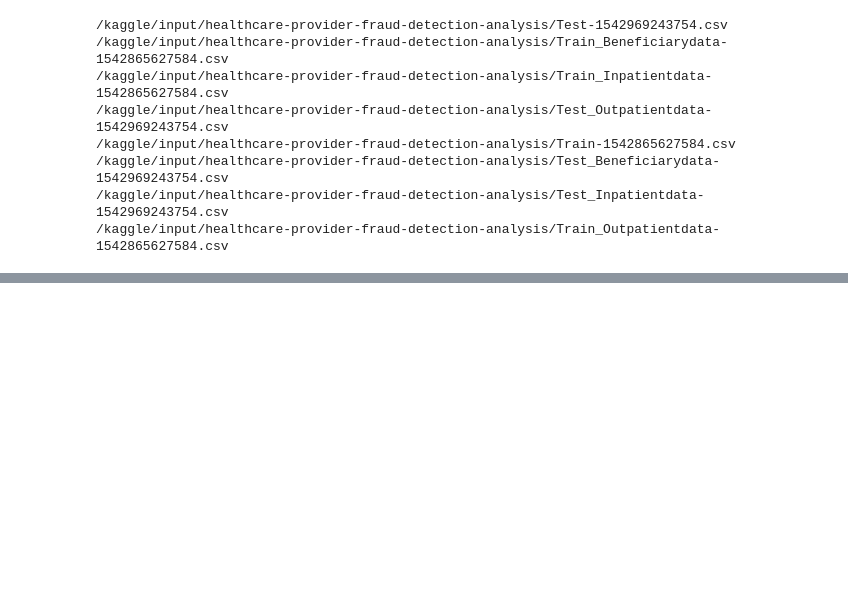
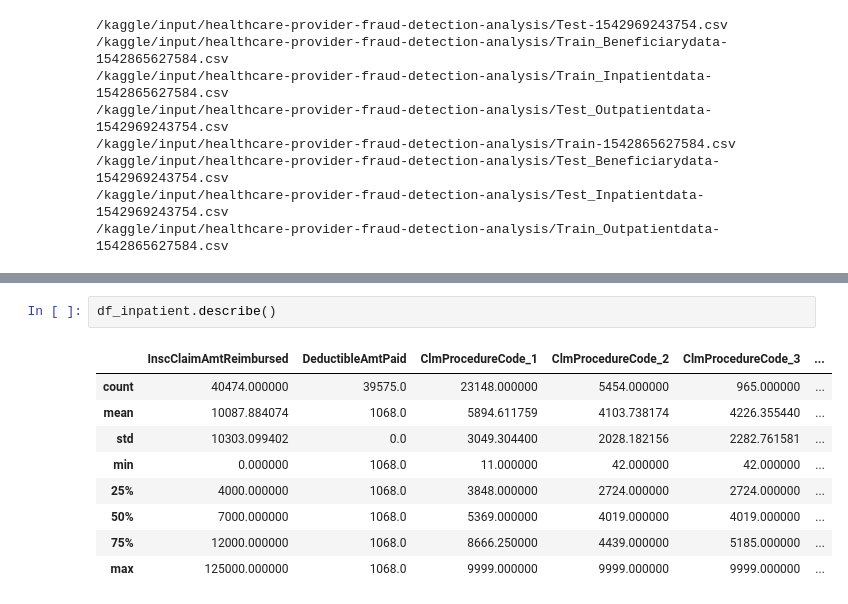
Before and after one commit to bkdevart/health_claims, a Jupyter notebook: health-claims.ipynb, the cells around one changed output, grey strips where cells are left out. Saved outputs shown, nothing was run; the diff lists cells and outputs as text; blank space fills up the shorter version.

```diff
--- a/health-claims.ipynb
+++ b/health-claims.ipynb
@@ -27,0 +47,12 @@ for dirname, _, filenames in os.walk('/kaggle/input'):
+# %%
+df_inpatient.describe()
+# %% [output]
+|  | InscClaimAmtReimbursed | DeductibleAmtPaid | ClmProcedureCode_1 | ClmProcedureCode_2 | ClmProcedureCode_3 | ... |
+| count | 40474.000000 | 39575.0 | 23148.000000 | 5454.000000 | 965.000000 | ... |
+| mean | 10087.884074 | 1068.0 | 5894.611759 | 4103.738174 | 4226.355440 | ... |
+| std | 10303.099402 | 0.0 | 3049.304400 | 2028.182156 | 2282.761581 | ... |
+| min | 0.000000 | 1068.0 | 11.000000 | 42.000000 | 42.000000 | ... |
+| 25% | 4000.000000 | 1068.0 | 3848.000000 | 2724.000000 | 2724.000000 | ... |
+| 50% | 7000.000000 | 1068.0 | 5369.000000 | 4019.000000 | 4019.000000 | ... |
+| 75% | 12000.000000 | 1068.0 | 8666.250000 | 4439.000000 | 5185.000000 | ... |
+| max | 125000.000000 | 1068.0 | 9999.000000 | 9999.000000 | 9999.000000 | ... |
```
Also changed, not shown: parts of 10 cells of this notebook.
